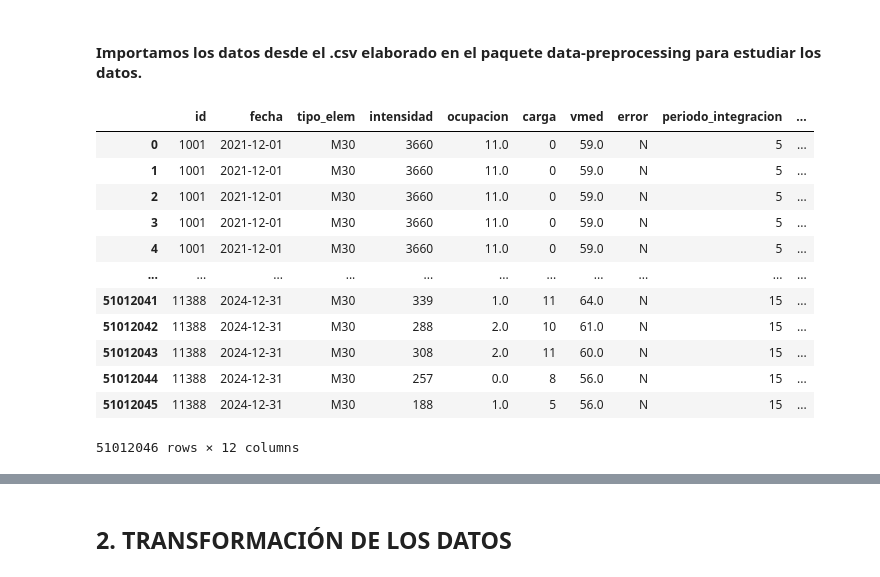
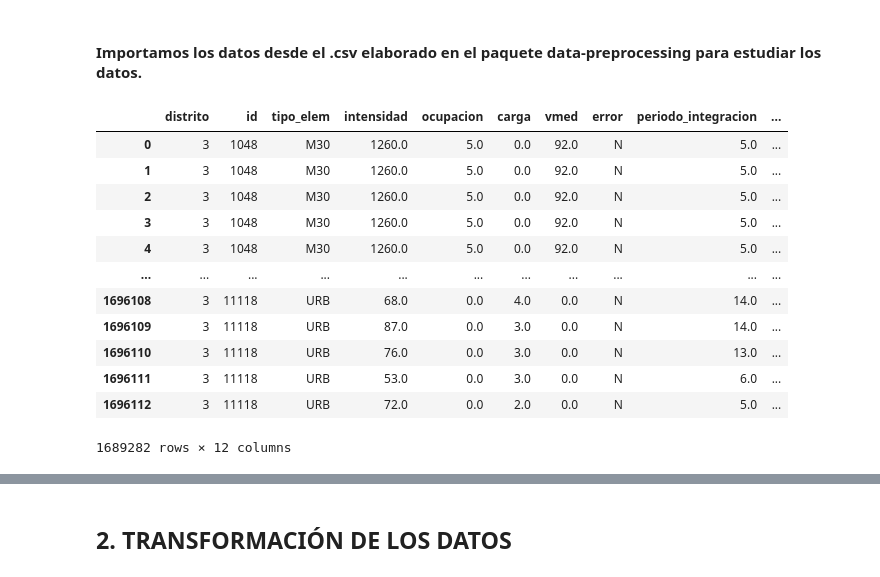
Before and after one commit to JoseACuesta/real_time_traffic_analysis_of_Madrid, a Jupyter notebook: ml/src/ml/cleaning_data.ipynb, the cells around one changed output, grey strips where cells are left out. Drawn from its saved outputs; the diff is of its cells as text; code cells hidden in the pictures.

```diff
--- a/ml/src/ml/cleaning_data.ipynb
+++ b/ml/src/ml/cleaning_data.ipynb
@@ -14,20 +16,20 @@ from sklearn.metrics import mean_absolute_error
 # %% [markdown]
 #### Importamos los datos desde el .csv elaborado en el paquete data-preprocessing para estudiar los datos.
 # %%
-path = "../../../data-preprocessing/src/data_preprocessing/data/final_data.csv"
-data = pd.read_csv(filepath_or_buffer=path, index_col=0)
+path = "../../../data-preprocessing/src/data_preprocessing/data/provisional_final_data.parquet"
+data = pd.read_parquet(path=path).dropna().drop_duplicates()
 data
 # %% [output]
-|  | id | fecha | tipo_elem | intensidad | ocupacion | carga | vmed | error | periodo_integracion | ... |
-| 0 | 1001 | 2021-12-01 | M30 | 3660 | 11.0 | 0 | 59.0 | N | 5 | ... |
-| 1 | 1001 | 2021-12-01 | M30 | 3660 | 11.0 | 0 | 59.0 | N | 5 | ... |
-| 2 | 1001 | 2021-12-01 | M30 | 3660 | 11.0 | 0 | 59.0 | N | 5 | ... |
-| 3 | 1001 | 2021-12-01 | M30 | 3660 | 11.0 | 0 | 59.0 | N | 5 | ... |
-| 4 | 1001 | 2021-12-01 | M30 | 3660 | 11.0 | 0 | 59.0 | N | 5 | ... |
+|  | distrito | id | tipo_elem | intensidad | ocupacion | carga | vmed | error | periodo_integracion | ... |
+| 0 | 3 | 1048 | M30 | 1260.0 | 5.0 | 0.0 | 92.0 | N | 5.0 | ... |
+| 1 | 3 | 1048 | M30 | 1260.0 | 5.0 | 0.0 | 92.0 | N | 5.0 | ... |
+| 2 | 3 | 1048 | M30 | 1260.0 | 5.0 | 0.0 | 92.0 | N | 5.0 | ... |
+| 3 | 3 | 1048 | M30 | 1260.0 | 5.0 | 0.0 | 92.0 | N | 5.0 | ... |
+| 4 | 3 | 1048 | M30 | 1260.0 | 5.0 | 0.0 | 92.0 | N | 5.0 | ... |
 | ... | ... | ... | ... | ... | ... | ... | ... | ... | ... | ... |
-| 51012041 | 11388 | 2024-12-31 | M30 | 339 | 1.0 | 11 | 64.0 | N | 15 | ... |
-| 51012042 | 11388 | 2024-12-31 | M30 | 288 | 2.0 | 10 | 61.0 | N | 15 | ... |
-| 51012043 | 11388 | 2024-12-31 | M30 | 308 | 2.0 | 11 | 60.0 | N | 15 | ... |
-| 51012044 | 11388 | 2024-12-31 | M30 | 257 | 0.0 | 8 | 56.0 | N | 15 | ... |
-| 51012045 | 11388 | 2024-12-31 | M30 | 188 | 1.0 | 5 | 56.0 | N | 15 | ... |
+| 1696108 | 3 | 11118 | URB | 68.0 | 0.0 | 4.0 | 0.0 | N | 14.0 | ... |
+| 1696109 | 3 | 11118 | URB | 87.0 | 0.0 | 3.0 | 0.0 | N | 14.0 | ... |
+| 1696110 | 3 | 11118 | URB | 76.0 | 0.0 | 3.0 | 0.0 | N | 13.0 | ... |
+| 1696111 | 3 | 11118 | URB | 53.0 | 0.0 | 3.0 | 0.0 | N | 6.0 | ... |
+| 1696112 | 3 | 11118 | URB | 72.0 | 0.0 | 2.0 | 0.0 | N | 5.0 | ... |
-51012046 rows × 12 columns
+1689282 rows × 12 columns
```
Also changed, not shown: parts of 38 cells of this notebook.
